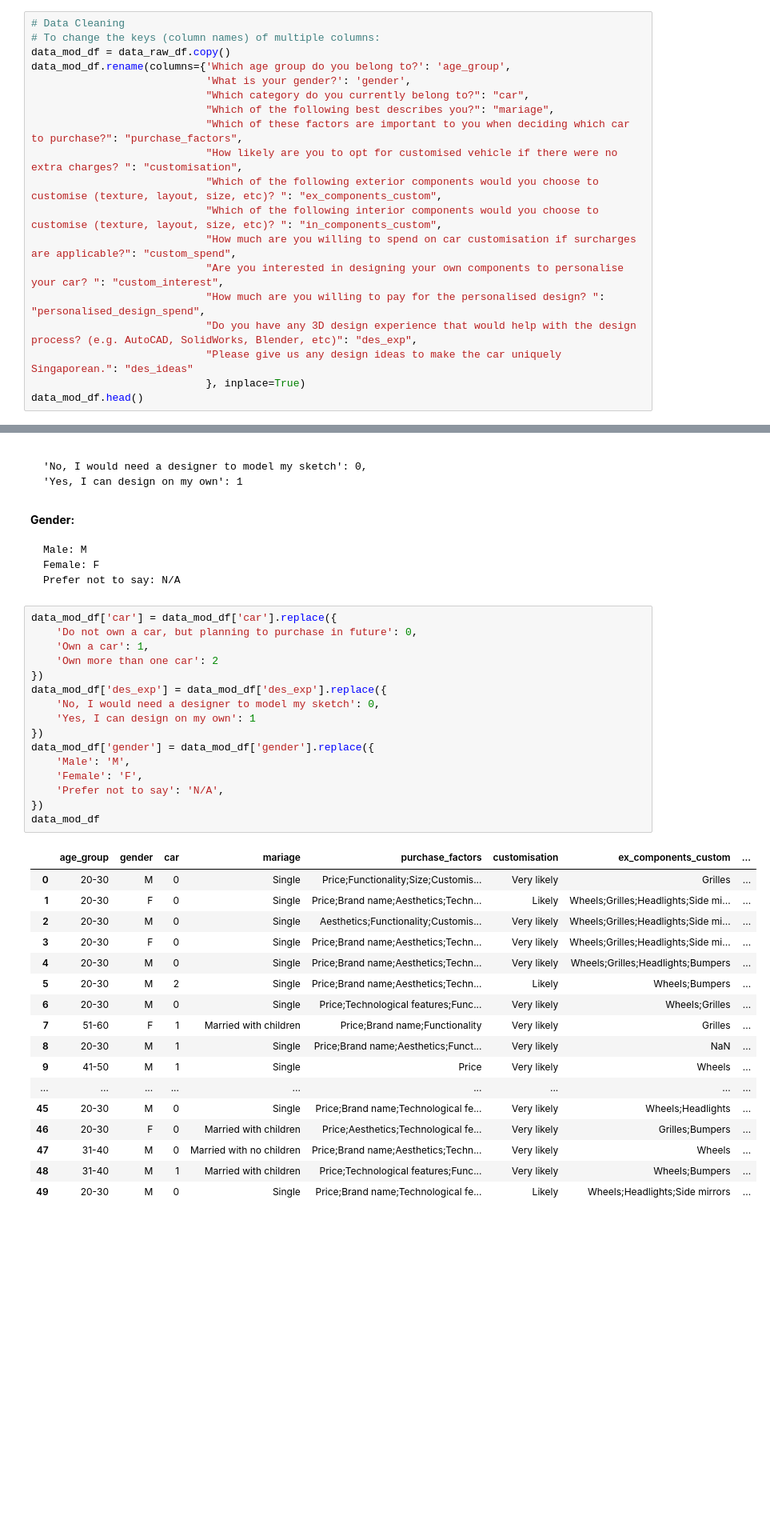
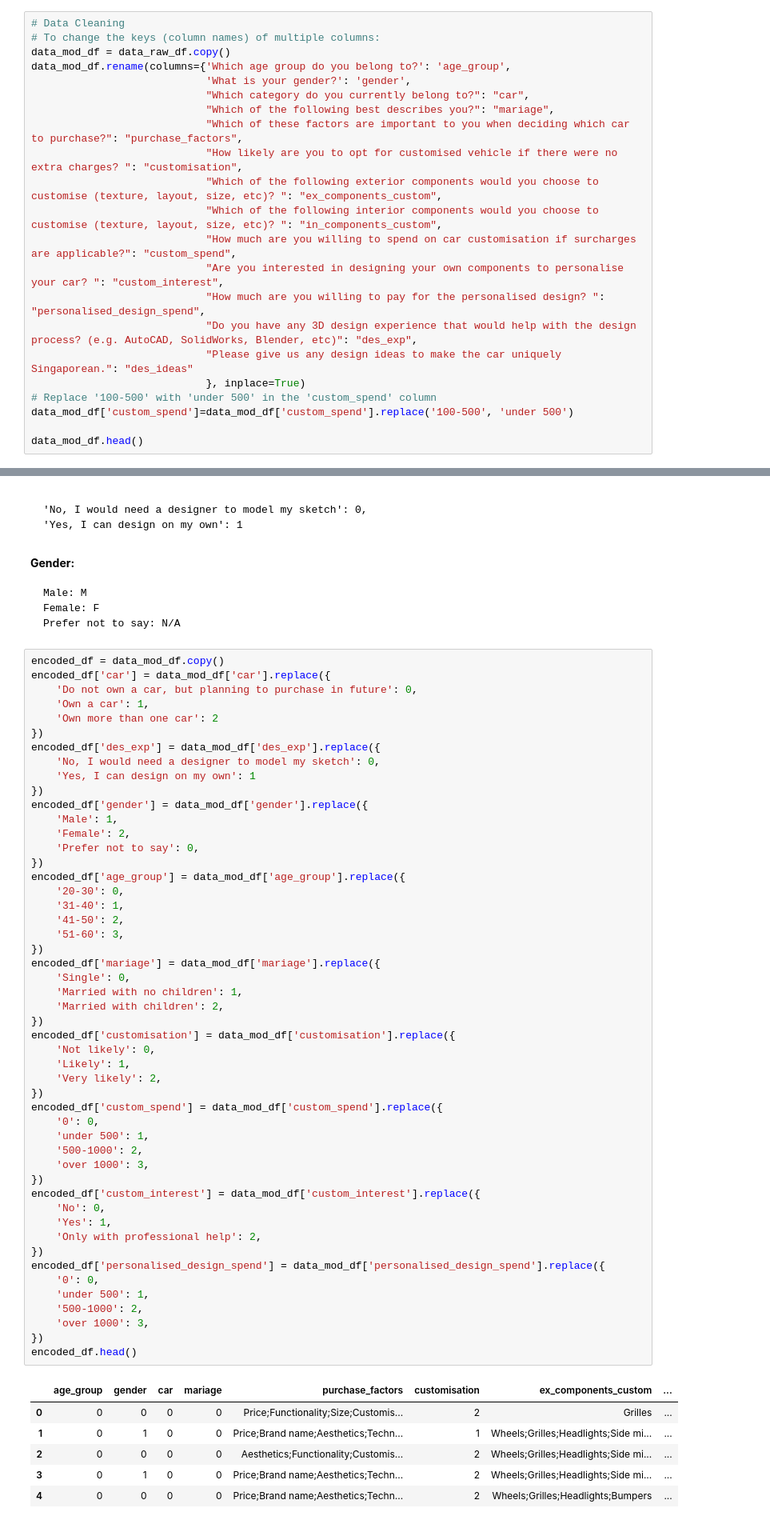
Before and after one commit to bentjh01/MA4829_Machine_Intelligence, a Jupyter notebook: data_exploration.ipynb, the cells around one changed output, grey strips where cells are left out. Shown at 80% size. Drawn from its saved outputs; the diff is of its cells as text; blank space fills up the shorter version.

```diff
--- a/data_exploration.ipynb
+++ b/data_exploration.ipynb
@@ -68,6 +63,9 @@ data_mod_df.rename(columns={'Which age group do you belong to?': 'age_group',
                             "Do you have any 3D design experience that would help with the design process? (e.g. AutoCAD, SolidWorks, Blender, etc)": "des_exp",
                             "Please give us any design ideas to make the car uniquely Singaporean.": "des_ideas"
                             }, inplace=True)
+# Replace '100-500' with 'under 500' in the 'custom_spend' column
+data_mod_df['custom_spend']=data_mod_df['custom_spend'].replace('100-500', 'under 500')
+
 data_mod_df.head()
 # %% [output]
 |  | age_group | gender | car | mariage | purchase_factors | customisation | ex_components_custom | ... |
@@ -137,36 +116,59 @@ KeyError: '3d_des_exp'
     Female: F
     Prefer not to say: N/A
 # %%
-data_mod_df['car'] = data_mod_df['car'].replace({
+encoded_df = data_mod_df.copy()
+encoded_df['car'] = data_mod_df['car'].replace({
     'Do not own a car, but planning to purchase in future': 0,
     'Own a car': 1,
     'Own more than one car': 2
 })
-data_mod_df['des_exp'] = data_mod_df['des_exp'].replace({
+encoded_df['des_exp'] = data_mod_df['des_exp'].replace({
     'No, I would need a designer to model my sketch': 0,
     'Yes, I can design on my own': 1
 })
-data_mod_df['gender'] = data_mod_df['gender'].replace({
-    'Male': 'M',
-    'Female': 'F',
-    'Prefer not to say': 'N/A',
+encoded_df['gender'] = data_mod_df['gender'].replace({
+    'Male': 1,
+    'Female': 2,
+    'Prefer not to say': 0,
 })
-data_mod_df
+encoded_df['age_group'] = data_mod_df['age_group'].replace({
+    '20-30': 0,
+    '31-40': 1,
+    '41-50': 2,
+    '51-60': 3,
+})
+encoded_df['mariage'] = data_mod_df['mariage'].replace({
+    'Single': 0,
+    'Married with no children': 1,
+    'Married with children': 2,
+})
+encoded_df['customisation'] = data_mod_df['customisation'].replace({
+    'Not likely': 0,
+    'Likely': 1,
+    'Very likely': 2,
+})
+encoded_df['custom_spend'] = data_mod_df['custom_spend'].replace({
+    '0': 0,
+    'under 500': 1,
+    '500-1000': 2,
+    'over 1000': 3,
+})
+encoded_df['custom_interest'] = data_mod_df['custom_interest'].replace({
+    'No': 0,
+    'Yes': 1,
+    'Only with professional help': 2,
+})
+encoded_df['personalised_design_spend'] = data_mod_df['personalised_design_spend'].replace({
+    '0': 0,
+    'under 500': 1,
+    '500-1000': 2,
+    'over 1000': 3,
+})
+encoded_df.head()
 # %% [output]
 |  | age_group | gender | car | mariage | purchase_factors | customisation | ex_components_custom | ... |
-| 0 | 20-30 | M | 0 | Single | Price;Functionality;Size;Customis... | Very likely | Grilles | ... |
-| 1 | 20-30 | F | 0 | Single | Price;Brand name;Aesthetics;Techn... | Likely | Wheels;Grilles;Headlights;Side mi... | ... |
-| 2 | 20-30 | M | 0 | Single | Aesthetics;Functionality;Customis... | Very likely | Wheels;Grilles;Headlights;Side mi... | ... |
-| 3 | 20-30 | F | 0 | Single | Price;Brand name;Aesthetics;Techn... | Very likely | Wheels;Grilles;Headlights;Side mi... | ... |
-| 4 | 20-30 | M | 0 | Single | Price;Brand name;Aesthetics;Techn... | Very likely | Wheels;Grilles;Headlights;Bumpers | ... |
-| 5 | 20-30 | M | 2 | Single | Price;Brand name;Aesthetics;Techn... | Likely | Wheels;Bumpers | ... |
-| 6 | 20-30 | M | 0 | Single | Price;Technological features;Func... | Very likely | Wheels;Grilles | ... |
-| 7 | 51-60 | F | 1 | Married with children | Price;Brand name;Functionality | Very likely | Grilles | ... |
-| 8 | 20-30 | M | 1 | Single | Price;Brand name;Aesthetics;Funct... | Very likely | NaN | ... |
-| 9 | 41-50 | M | 1 | Single | Price | Very likely | Wheels | ... |
-| ... | ... | ... | ... | ... | ... | ... | ... | ... |
-| 45 | 20-30 | M | 0 | Single | Price;Brand name;Technological fe... | Very likely | Wheels;Headlights | ... |
-| 46 | 20-30 | F | 0 | Married with children | Price;Aesthetics;Technological fe... | Very likely | Grilles;Bumpers | ... |
-| 47 | 31-40 | M | 0 | Married with no children | Price;Brand name;Aesthetics;Techn... | Very likely | Wheels | ... |
-| 48 | 31-40 | M | 1 | Married with children | Price;Technological features;Func... | Very likely | Wheels;Bumpers | ... |
-| 49 | 20-30 | M | 0 | Single | Price;Brand name;Technological fe... | Likely | Wheels;Headlights;Side mirrors | ... |
+| 0 | 0 | 0 | 0 | 0 | Price;Functionality;Size;Customis... | 2 | Grilles | ... |
+| 1 | 0 | 1 | 0 | 0 | Price;Brand name;Aesthetics;Techn... | 1 | Wheels;Grilles;Headlights;Side mi... | ... |
+| 2 | 0 | 0 | 0 | 0 | Aesthetics;Functionality;Customis... | 2 | Wheels;Grilles;Headlights;Side mi... | ... |
+| 3 | 0 | 1 | 0 | 0 | Price;Brand name;Aesthetics;Techn... | 2 | Wheels;Grilles;Headlights;Side mi... | ... |
+| 4 | 0 | 0 | 0 | 0 | Price;Brand name;Aesthetics;Techn... | 2 | Wheels;Grilles;Headlights;Bumpers | ... |
```
Also changed, not shown: parts of 5 cells of this notebook.
